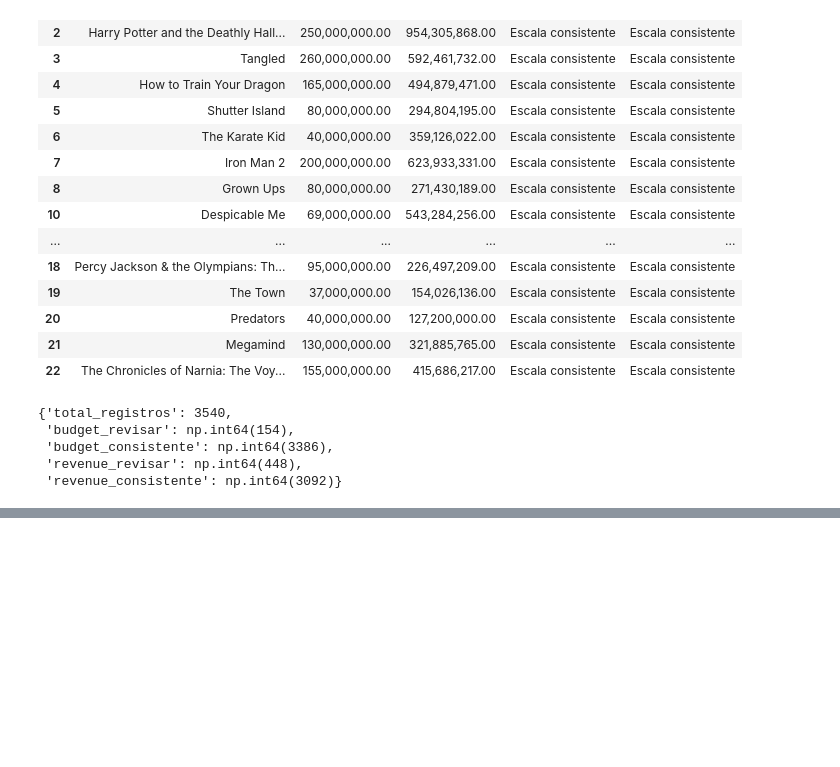
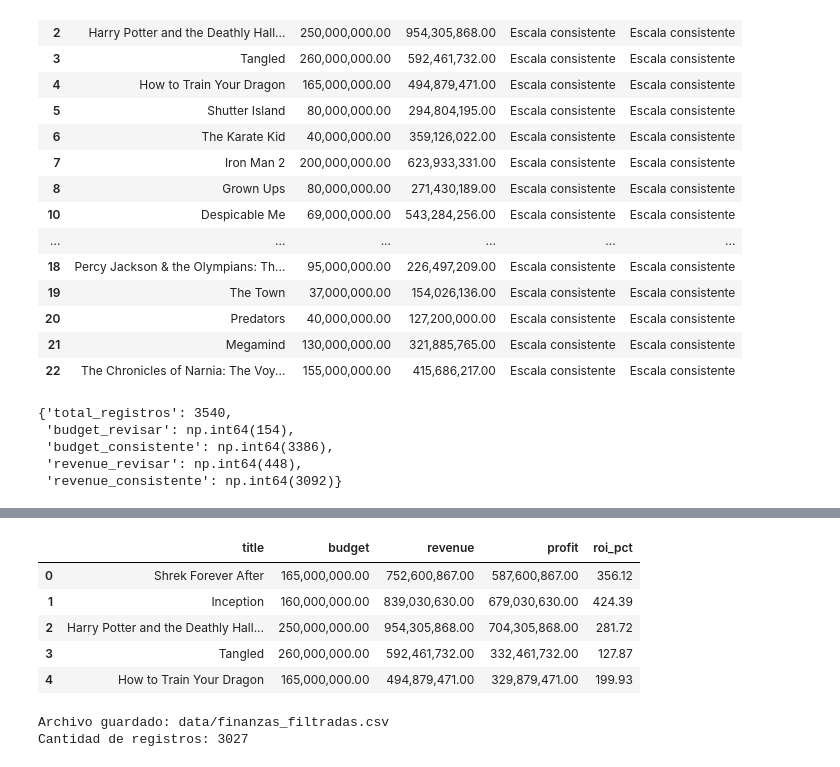
Before and after one commit to AllanxSF/eva_visualizacion_datos, a Jupyter notebook: notebooks/analisis_popularidad_evolucion_finanzas.ipynb, the cells around one changed output, grey strips where cells are left out. Cells and saved outputs as stored; diff of their text form; code cells hidden in the pictures; blank space fills up the shorter version.

Commit message:
nueva data

```diff
--- a/notebooks/analisis_popularidad_evolucion_finanzas.ipynb
+++ b/notebooks/analisis_popularidad_evolucion_finanzas.ipynb
@@ -393,0 +478,42 @@ resumen
+# %%
+df_financiero_validado["profit"] = (
+    df_financiero_validado["revenue"] -
+    df_financiero_validado["budget"]
+)
+
+df_financiero_validado["roi_pct"] = (
+    df_financiero_validado["profit"] /
+    df_financiero_validado["budget"]
+) * 100
+
+df_financiero_validado["revenue_budget_ratio"] = (
+    df_financiero_validado["revenue"] /
+    df_financiero_validado["budget"]
+)
+
+display(
+    df_financiero_validado[
+        ["title", "budget", "revenue", "profit", "roi_pct"]
+    ].head()
+)
+# %% [output]
+|  | title | budget | revenue | profit | roi_pct |
+| 0 | Shrek Forever After | 165,000,000.00 | 752,600,867.00 | 587,600,867.00 | 356.12 |
+| 1 | Inception | 160,000,000.00 | 839,030,630.00 | 679,030,630.00 | 424.39 |
+| 2 | Harry Potter and the Deathly Hall... | 250,000,000.00 | 954,305,868.00 | 704,305,868.00 | 281.72 |
+| 3 | Tangled | 260,000,000.00 | 592,461,732.00 | 332,461,732.00 | 127.87 |
+| 4 | How to Train Your Dragon | 165,000,000.00 | 494,879,471.00 | 329,879,471.00 | 199.93 |
+# %%
+
+# Guardar la base financiera filtrada en un nuevo CSV
+df_financiero_validado.to_csv(
+    "../data/finanzas_filtradas.csv",
+    index=False,
+    encoding="utf-8-sig"
+)
+
+print("Archivo guardado: data/finanzas_filtradas.csv")
+print("Cantidad de registros:", len(df_financiero_validado))
+# %% [output]
+Archivo guardado: data/finanzas_filtradas.csv
+Cantidad de registros: 3027
```
Also changed, not shown: parts of 5 cells of this notebook, 1 other file.
